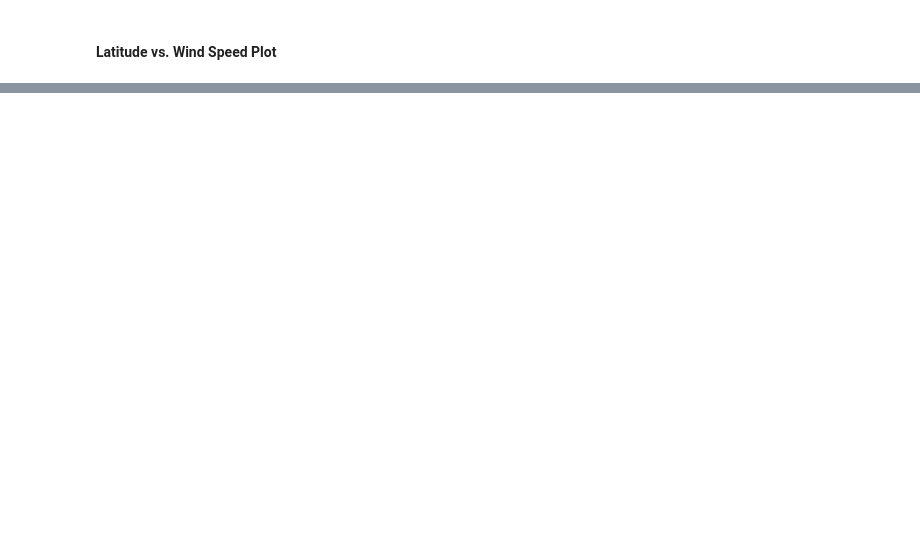
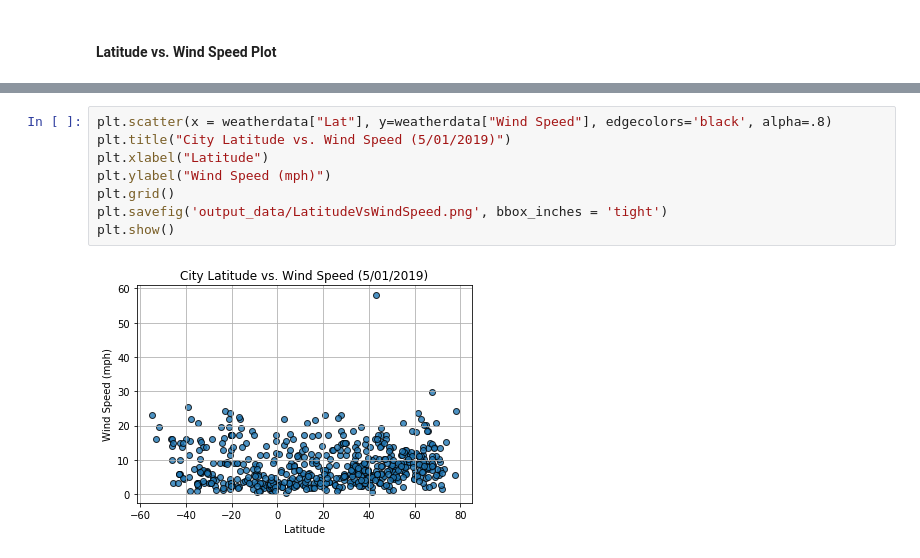
Before and after one commit to BryantSmith91/HW_06_APIs, a Jupyter notebook: WeatherPy.ipynb, the cells around one changed output, grey strips where cells are left out. Drawn from its saved outputs; the diff is of its cells as text; blank space fills up the shorter version.

```diff
--- a/WeatherPy.ipynb
+++ b/WeatherPy.ipynb
@@ -148,0 +186,10 @@ dtype: int64
+# %%
+plt.scatter(x = weatherdata["Lat"], y=weatherdata["Wind Speed"], edgecolors='black', alpha=.8)
+plt.title("City Latitude vs. Wind Speed (5/01/2019)")
+plt.xlabel("Latitude")
+plt.ylabel("Wind Speed (mph)")
+plt.grid()
+plt.savefig('output_data/LatitudeVsWindSpeed.png', bbox_inches = 'tight')
+plt.show()
+# %% [output]
+[figure, added]
```
Also changed, not shown: parts of 21 cells of this notebook, 5 other files.
